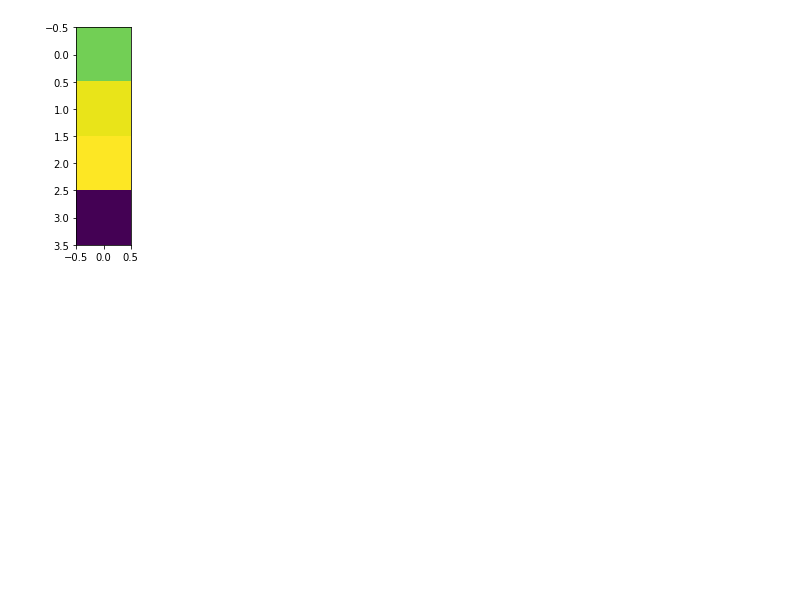
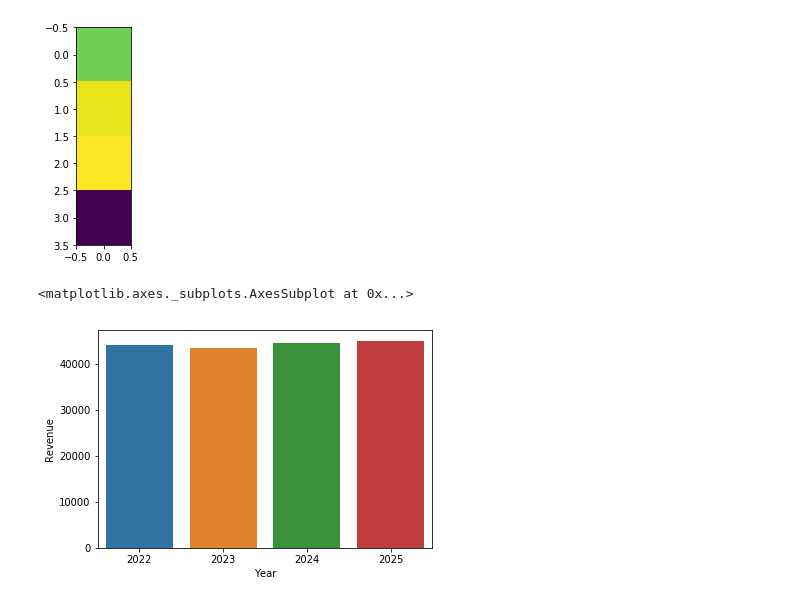
Before and after one commit to Ghoniem-Ghoniem/DataAnalysis, a Jupyter notebook: 04-Budget Data Visualization.ipynb, the cells around one changed output. Cells and saved outputs as stored; diff of their text form; code cells hidden in the pictures; blank space fills up the shorter version.

Commit message:
Update 04-Budget Data Visualization.ipynb
Adding seaborn visualization

```diff
--- a/04-Budget Data Visualization.ipynb
+++ b/04-Budget Data Visualization.ipynb
@@ -83,3 +84,9 @@ plt.imshow(groupeddf) #scatter plot
 plt.show()
 # %% [output]
 [figure]
+# %%
+#Seaborn data visualization
+sb.barplot(X,Y)
+# %% [output]
+<matplotlib.axes._subplots.AxesSubplot at 0x...>
+[figure, added]
```
Also changed, not shown: parts of 9 cells of this notebook.
